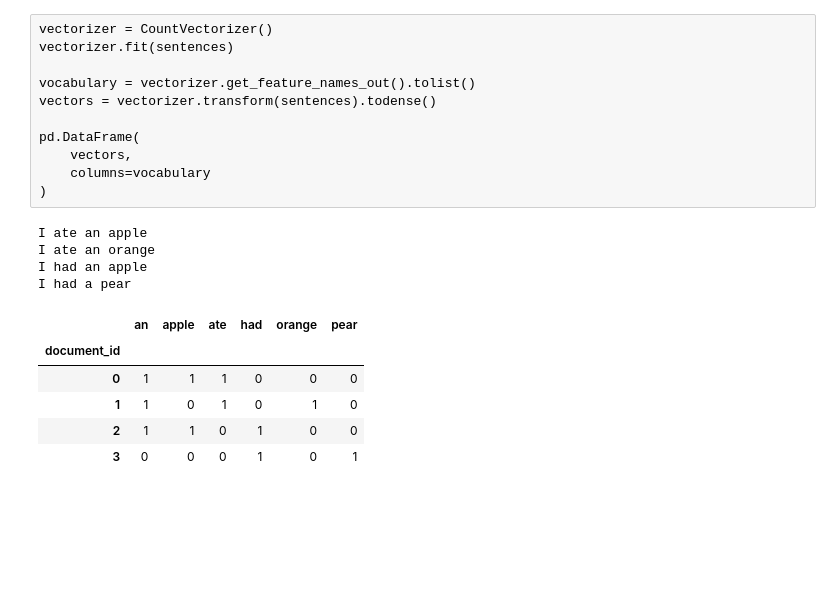
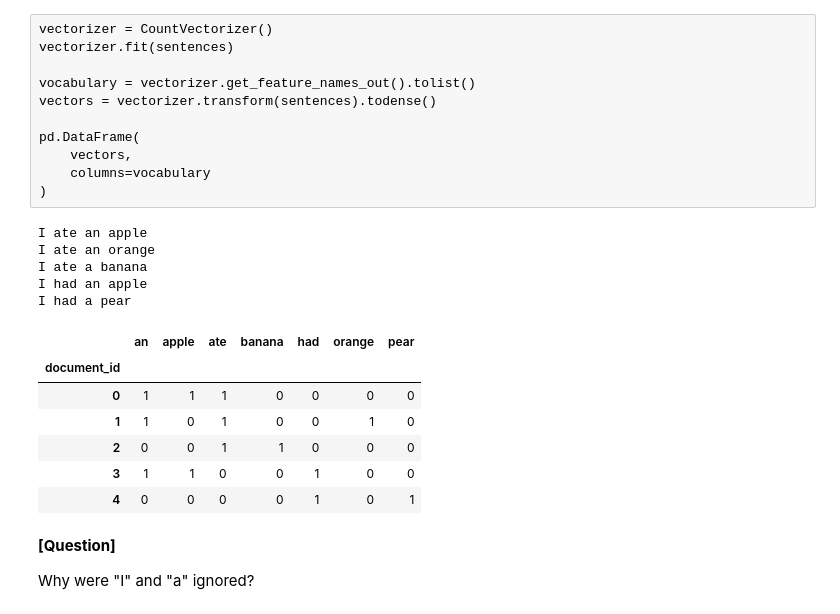
Before and after one commit to gr33ndata/jonthebeach, a Jupyter notebook: notebooks/3- Text Representation.ipynb, the cells around one changed output. Cells and saved outputs as stored; diff of their text form; code cells hidden in the pictures; blank space fills up the shorter version.

```diff
--- a/notebooks/3- Text Representation.ipynb
+++ b/notebooks/3- Text Representation.ipynb
@@ -24,6 +22,7 @@ pd.DataFrame(
 sentences = [
     'I ate an apple',
     'I ate an orange',
+    'I ate a banana',
     'I had an apple',
     'I had a pear',
 ]
@@ -44,18 +43,28 @@ print('\n'.join(sentences))
 # %% [output]
 I ate an apple
 I ate an orange
+I ate a banana
 I had an apple
 I had a pear
 # %%
+from sklearn.feature_extraction.text import CountVectorizer
+
 vectorizer = CountVectorizer()
 
 df = text2dataframe(sentences, vectorizer)
 
-df.head()
+df.style.background_gradient(
+    cmap='Greys', low=0, high=1, axis=None
+)
 # %% [output]
-|  | an | apple | ate | had | orange | pear |
-| document_id |  |  |  |  |  |  |
-| 0 | 1 | 1 | 1 | 0 | 0 | 0 |
-| 1 | 1 | 0 | 1 | 0 | 1 | 0 |
-| 2 | 1 | 1 | 0 | 1 | 0 | 0 |
-| 3 | 0 | 0 | 0 | 1 | 0 | 1 |
+|  | an | apple | ate | banana | had | orange | pear |
+| document_id |  |  |  |  |  |  |  |
+| 0 | 1 | 1 | 1 | 0 | 0 | 0 | 0 |
+| 1 | 1 | 0 | 1 | 0 | 0 | 1 | 0 |
+| 2 | 0 | 0 | 1 | 1 | 0 | 0 | 0 |
+| 3 | 1 | 1 | 0 | 0 | 1 | 0 | 0 |
+| 4 | 0 | 0 | 0 | 0 | 1 | 0 | 1 |
+# %% [markdown]
+**[Question]**
+
+Why were "I" and "a" ignored?
```
Also changed, not shown: parts of 22 cells of this notebook, 6 other files.
